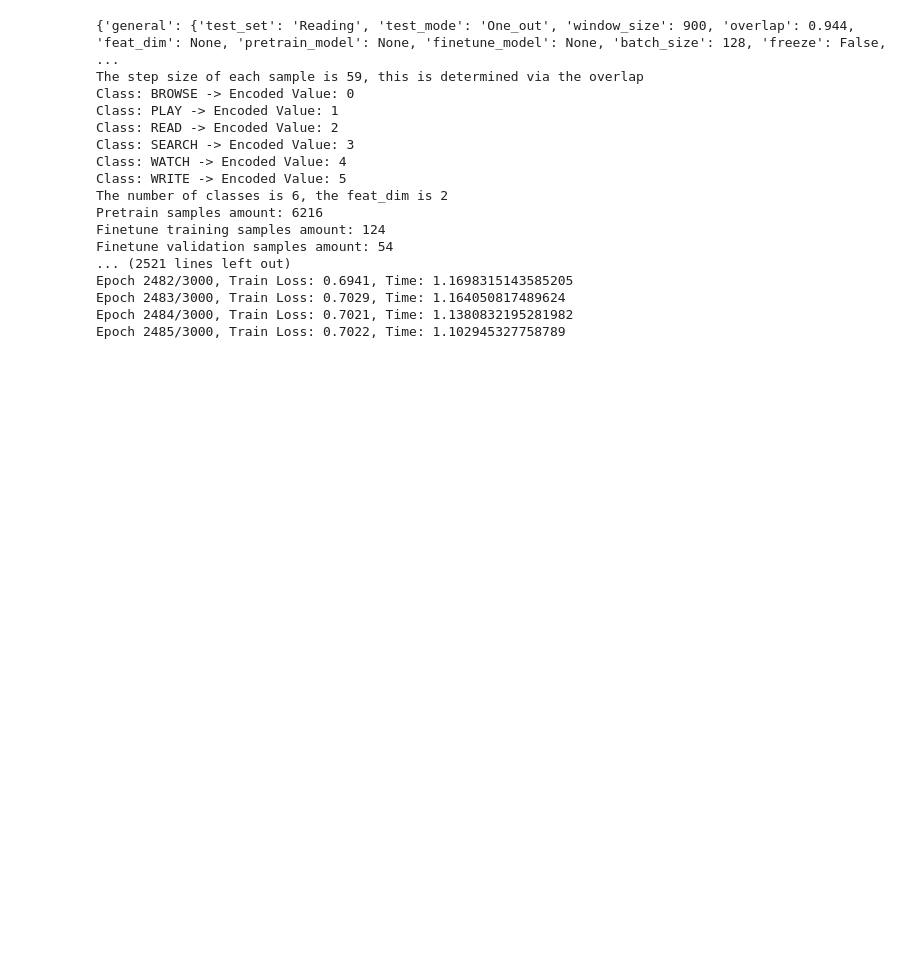
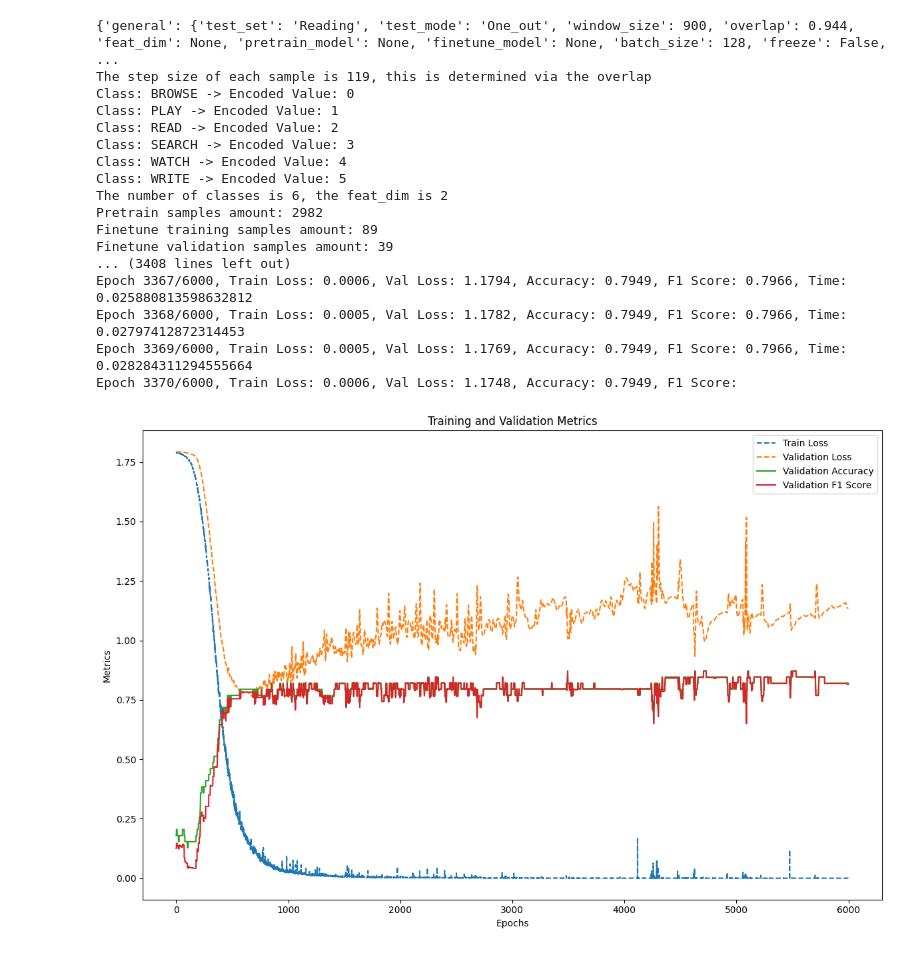
Before and after one commit to tonyyunyang/self_supervised_eyegaze, a Jupyter notebook: kdd_no_mask_convTest_main.ipynb, the cells around one changed output. Cells and saved outputs as stored; diff of their text form; code cells hidden in the pictures; blank space fills up the shorter version.

```diff
--- a/kdd_no_mask_convTest_main.ipynb
+++ b/kdd_no_mask_convTest_main.ipynb
@@ -17,14 +17,14 @@ def main():
         config = json.load(file)
     print(config)
 
-    # config["general"]["pretrain_model"] = "results/Desktop/kdd_model/One_out/convolution/pretrain/window_size_30sec/feat_dim_2/kernelsize_30_stride_15_dilation_1_padding_0/freeze_False_epoch_2000_lr_0.001_d_hidden_16_d_ff_128_n_heads_8_n_layer_8_pos_encode_learnable_activation_gelu_norm_LayerNorm"
+    config["general"]["pretrain_model"] = "results/Desktop/kdd_model/One_out/convolution/pretrain/window_size_20sec/feat_dim_2/kernelsize_30_stride_15_dilation_1_padding_0/freeze_False_epoch_5000_lr_0.001_d_hidden_16_d_ff_128_n_heads_8_n_layer_8_pos_encode_fixed_activation_relu_norm_LayerNorm"
 
     config["general"]["test_set"] = "Desktop" # Reading or Desktop or CosSin
 
     config["general"]["window_size"] = 600
     config["general"]["overlap"] = 0.8
     config["general"]["batch_size"] = 128
-    config["kdd_pretrain"]["epoch"] = 3000
+    config["kdd_pretrain"]["epoch"] = 5000
     config["kdd_finetune"]["epoch"] = 6000
 
     config["kdd_model"]["d_hidden"] = 16
@@ -71,7 +71,7 @@ def main():
                                (train_data, train_labels, test_data, test_labels,
                                 batch_size=config["general"]["batch_size"],
                                 max_len=config["general"]["window_size"],
-                                labeled_percentage=0.2))
+                                labeled_percentage=0.3))
     else:
         print("Either Mixed / One_out")
         sys.exit()
@@ -85,39 +85,40 @@ def main():
         optimizer = hyperparameters.optimizer(model.parameters(), hyperparameters.lr,
                                               weight_decay=hyperparameters.weight_decay)
 
         pretrain_kdd_model(model, loss, optimizer, eyegaze_data_loader[0], config)
 
     # If the pretrain_model path is provided, meaning that there is already a pretrained model, then directly finetune
     # After pretrain, finetune will be performed automatically, because the pretrain_model will be filled
     hyperparameters = KDD_Finetune_Hyperparameters(config)
     model = kdd_model4finetune_test(config, feat_dim, num_classes)
     loss = hyperparameters.loss
     optimizer = hyperparameters.optimizer(model.parameters(), hyperparameters.lr,
                                           weight_decay=hyperparameters.weight_decay)
 
     # eyegaze_data_loader[1] is the training set, and eyegaze_data_loader[2] is the validation set
     finetune_kdd_model(model, loss, optimizer, eyegaze_data_loader[1], eyegaze_data_loader[2], config)
 
     eval_finetune_kdd_model(model, eyegaze_data_loader[3], config, encoder)
 
 
 if __name__ == "__main__":
     main()
 # %% [output]
 {'general': {'test_set': 'Reading', 'test_mode': 'One_out', 'window_size': 900, 'overlap': 0.944, 'feat_dim': None, 'pretrain_model': None, 'finetune_model': None, 'batch_size': 128, 'freeze': False,  ...
-The step size of each sample is 59, this is determined via the overlap
+The step size of each sample is 119, this is determined via the overlap
 Class: BROWSE -> Encoded Value: 0
 Class: PLAY -> Encoded Value: 1
 Class: READ -> Encoded Value: 2
 Class: SEARCH -> Encoded Value: 3
 Class: WATCH -> Encoded Value: 4
 Class: WRITE -> Encoded Value: 5
 The number of classes is 6, the feat_dim is 2
-Pretrain samples amount: 6216
-Finetune training samples amount: 124
-Finetune validation samples amount: 54
-... (2521 lines left out)
-Epoch 2482/3000, Train Loss: 0.6941, Time: 1.1698315143585205
-Epoch 2483/3000, Train Loss: 0.7029, Time: 1.164050817489624
-Epoch 2484/3000, Train Loss: 0.7021, Time: 1.1380832195281982
-Epoch 2485/3000, Train Loss: 0.7022, Time: 1.102945327758789
+Pretrain samples amount: 2982
+Finetune training samples amount: 89
+Finetune validation samples amount: 39
+... (3408 lines left out)
+Epoch 3367/6000, Train Loss: 0.0006, Val Loss: 1.1794, Accuracy: 0.7949, F1 Score: 0.7966, Time: 0.025880813598632812
+Epoch 3368/6000, Train Loss: 0.0005, Val Loss: 1.1782, Accuracy: 0.7949, F1 Score: 0.7966, Time: 0.02797412872314453
+Epoch 3369/6000, Train Loss: 0.0005, Val Loss: 1.1769, Accuracy: 0.7949, F1 Score: 0.7966, Time: 0.028284311294555664
+Epoch 3370/6000, Train Loss: 0.0006, Val Loss: 1.1748, Accuracy: 0.7949, F1 Score:
+[figure, added]
```
Also changed, not shown: parts of 1 cell of this notebook, 14 other files.
